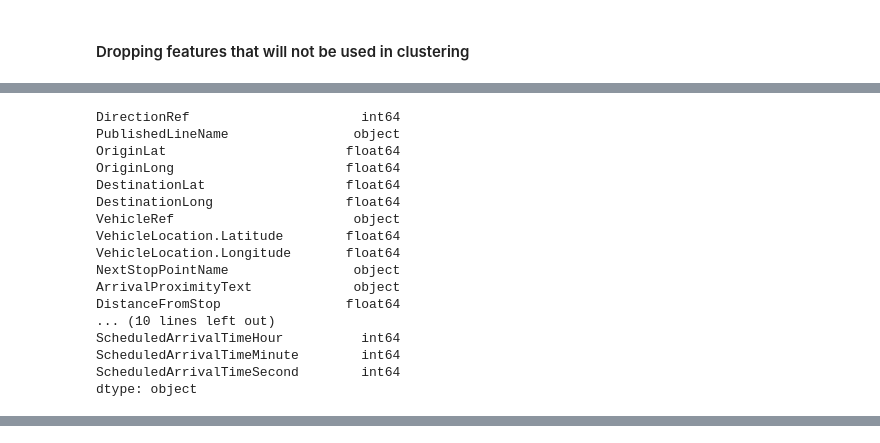
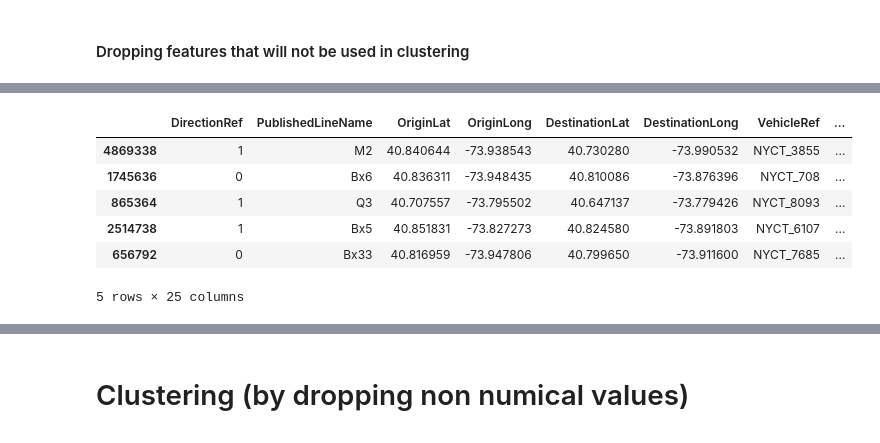
Before and after one commit to jhl126/New-York-Bus-Clustering, a Jupyter notebook: Clustering.ipynb, the cells around one changed output, grey strips where cells are left out. Cells and saved outputs as stored; diff of their text form; code cells hidden in the pictures.

```diff
--- a/Clustering.ipynb
+++ b/Clustering.ipynb
@@ -417,0 +426,16 @@ nyc = nyc.drop(
+# %%
+# changing arrival proximity text values to numerical values
+# at stop = 0
+# approaching ~ 500 feet which equates to around .09 miles
+# 1 stop ~ 750 feet which equates to around 0.14 miles
+# unsure what to define < 1 stop away as in miles (for practicallity, just defining <1 stop away and 1 stop away as the same)
+
+nyc["ArrivalProximityText"] = nyc["ArrivalProximityText"].str.replace("at stop", "0")
+nyc["ArrivalProximityText"] = nyc["ArrivalProximityText"].str.replace(
+    "approaching", "0.9"
+)
+nyc["ArrivalProximityText"] = nyc["ArrivalProximityText"].str.replace("miles away", "")
+nyc["ArrivalProximityText"] = nyc["ArrivalProximityText"].str.replace(
+    "1 stop away", "0.14"
+)
+nyc["ArrivalProximityText"] = nyc["ArrivalProximityText"].str.replace("< ", "")
@@ -417,0 +460,2 @@ nyc = nyc.drop(
+# %%
+nyc["ArrivalProximityText"] = pd.to_numeric(nyc["ArrivalProximityText"])
@@ -451,21 +522,13 @@ nyc_clust = nyc_clust.drop(columns=["OriginName", "DestinationName"])
 # %%
-nyc_clust.dtypes
+nyc_clust.head()
 # %% [output]
+|  | DirectionRef | PublishedLineName | OriginLat | OriginLong | DestinationLat | DestinationLong | VehicleRef | ... |
+| 4869338 | 1 | M2 | 40.840644 | -73.938543 | 40.730280 | -73.990532 | NYCT_3855 | ... |
+| 1745636 | 0 | Bx6 | 40.836311 | -73.948435 | 40.810086 | -73.876396 | NYCT_708 | ... |
+| 865364 | 1 | Q3 | 40.707557 | -73.795502 | 40.647137 | -73.779426 | NYCT_8093 | ... |
+| 2514738 | 1 | Bx5 | 40.851831 | -73.827273 | 40.824580 | -73.891803 | NYCT_6107 | ... |
+| 656792 | 0 | Bx33 | 40.816959 | -73.947806 | 40.799650 | -73.911600 | NYCT_7685 | ... |
-DirectionRef                      int64
-PublishedLineName                object
-OriginLat                       float64
-OriginLong                      float64
-DestinationLat                  float64
-DestinationLong                 float64
-VehicleRef                       object
-VehicleLocation.Latitude        float64
-VehicleLocation.Longitude       float64
-NextStopPointName                object
-ArrivalProximityText             object
-DistanceFromStop                float64
-... (10 lines left out)
-ScheduledArrivalTimeHour          int64
-ScheduledArrivalTimeMinute        int64
-ScheduledArrivalTimeSecond        int64
-dtype: object
+5 rows × 25 columns
 [interactive output not drawn]
+# %% [markdown]
+# Clustering (by dropping non numical values)
```
Also changed, not shown: parts of 26 cells of this notebook.
